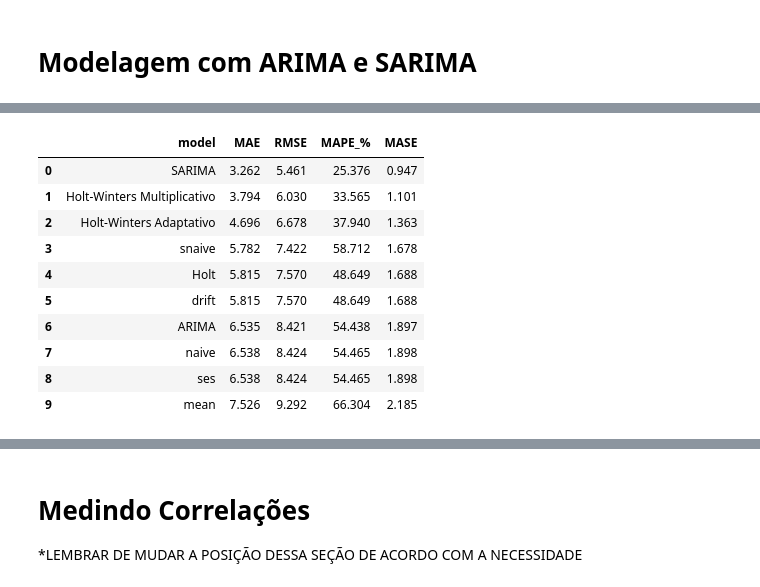
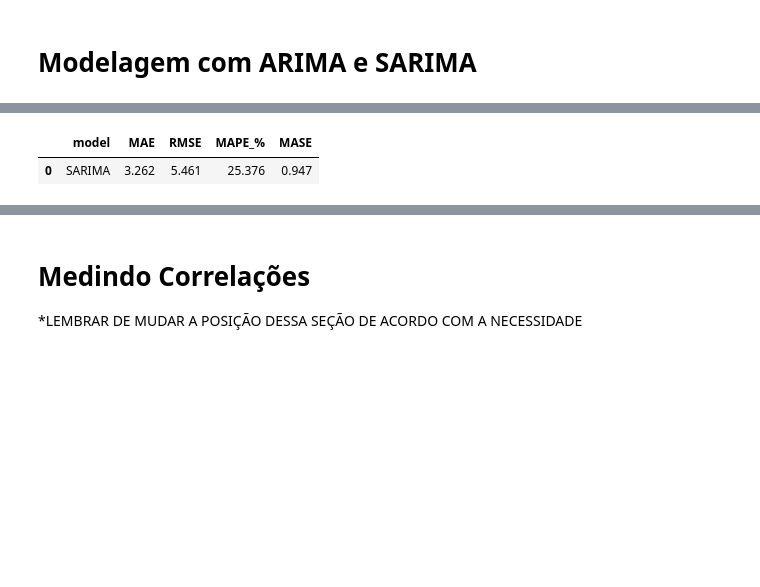
Before and after one commit to GuilhermeCastilho02/Series-Temporais-A2, a Jupyter notebook: trabalho_a2.ipynb, the cells around one changed output, grey strips where cells are left out. Drawn from its saved outputs; the diff is of its cells as text; code cells hidden in the pictures; blank space fills up the shorter version.

```diff
--- a/trabalho_a2.ipynb
+++ b/trabalho_a2.ipynb
@@ -222,8 +230,6 @@ h = 52
 y_tr, y_te = y.iloc[:-h], y.iloc[-h:]
 X_tr, X_te = X.loc[y_tr.index], X.loc[y_te.index]
 # %%
-from statsmodels.tsa.arima.model import ARIMA
-
 # escolha inicial de (p, d, q)
 d = 1  # diferenciar para remover tendência
 p, q = 1, 1  # ponto de partida simples
@@ -232,18 +238,10 @@ p, q = 1, 1  # ponto de partida simples
 arima = ARIMA(y_tr, order=(p, d, q)).fit()
 arima_pred = arima.forecast(steps=h)
 
-arima_metrics = [{
-    "model": "ARIMA",
-    "MAE":  mean_absolute_error(y_te, arima_pred),
-    "RMSE": mean_squared_error(y_te, arima_pred, square_root=True),
-    "MAPE_%": mean_absolute_percentage_error(y_te, arima_pred) * 100,
-    "MASE": mase_metric(y_te, arima_pred, y_train=y_tr),
-}]
+arima_metrics = calculate_metrics("ARIMA", arima_pred)
+metrics.append(arima_metrics)
 
-arima_metrics = pd.DataFrame(arima_metrics).round(3)
-
-metrics = pd.concat([baseline_metrics, arima_metrics]).sort_values("RMSE").reset_index()
-metrics = metrics.drop(columns="index")
-metrics
+arima_metrics = pd.DataFrame([arima_metrics])
+arima_metrics
 # %% [output]
 |  | model | MAE | RMSE | MAPE_% | MASE |
@@ -259,37 +249,18 @@ metrics
 # %%
-from statsmodels.tsa.statespace.sarimax import SARIMAX
-
 order = (1, 1, 1)
 seasonal_order = (1, 1, 1, 52)
 
 sarima = SARIMAX(y_tr, order=order, seasonal_order=seasonal_order, enforce_stationarity=False, enforce_invertibility=False).fit()
 sarima_pred = sarima.forecast(steps=h)
 
-sarima_metrics = [{
-    "model": "SARIMA",
-    "MAE":  mean_absolute_error(y_te, sarima_pred),
-    "RMSE": mean_squared_error(y_te, sarima_pred, square_root=True),
-    "MAPE_%": mean_absolute_percentage_error(y_te, sarima_pred) * 100,
-    "MASE": mase_metric(y_te, sarima_pred, y_train=y_tr),
-}]
+sarima_metrics = calculate_metrics("SARIMA", sarima_pred)
+metrics.append(sarima_metrics)
 
-sarima_metrics = pd.DataFrame(sarima_metrics).round(3)
-
-metrics = pd.concat([metrics, sarima_metrics]).sort_values("RMSE").reset_index()
-metrics = metrics.drop(columns="index")
-metrics
+sarima_metrics = pd.DataFrame([sarima_metrics]).round(3)
+sarima_metrics
 # %% [output]
 |  | model | MAE | RMSE | MAPE_% | MASE |
 | 0 | SARIMA | 3.262 | 5.461 | 25.376 | 0.947 |
-| 1 | Holt-Winters Multiplicativo | 3.794 | 6.030 | 33.565 | 1.101 |
-| 2 | Holt-Winters Adaptativo | 4.696 | 6.678 | 37.940 | 1.363 |
-| 3 | snaive | 5.782 | 7.422 | 58.712 | 1.678 |
-| 4 | Holt | 5.815 | 7.570 | 48.649 | 1.688 |
-| 5 | drift | 5.815 | 7.570 | 48.649 | 1.688 |
-| 6 | ARIMA | 6.535 | 8.421 | 54.438 | 1.897 |
-| 7 | naive | 6.538 | 8.424 | 54.465 | 1.898 |
-| 8 | ses | 6.538 | 8.424 | 54.465 | 1.898 |
-| 9 | mean | 7.526 | 9.292 | 66.304 | 2.185 |
 # %%
 sarimax = SARIMAX(
     y_tr,
```
Also changed, not shown: parts of 7 cells of this notebook.
